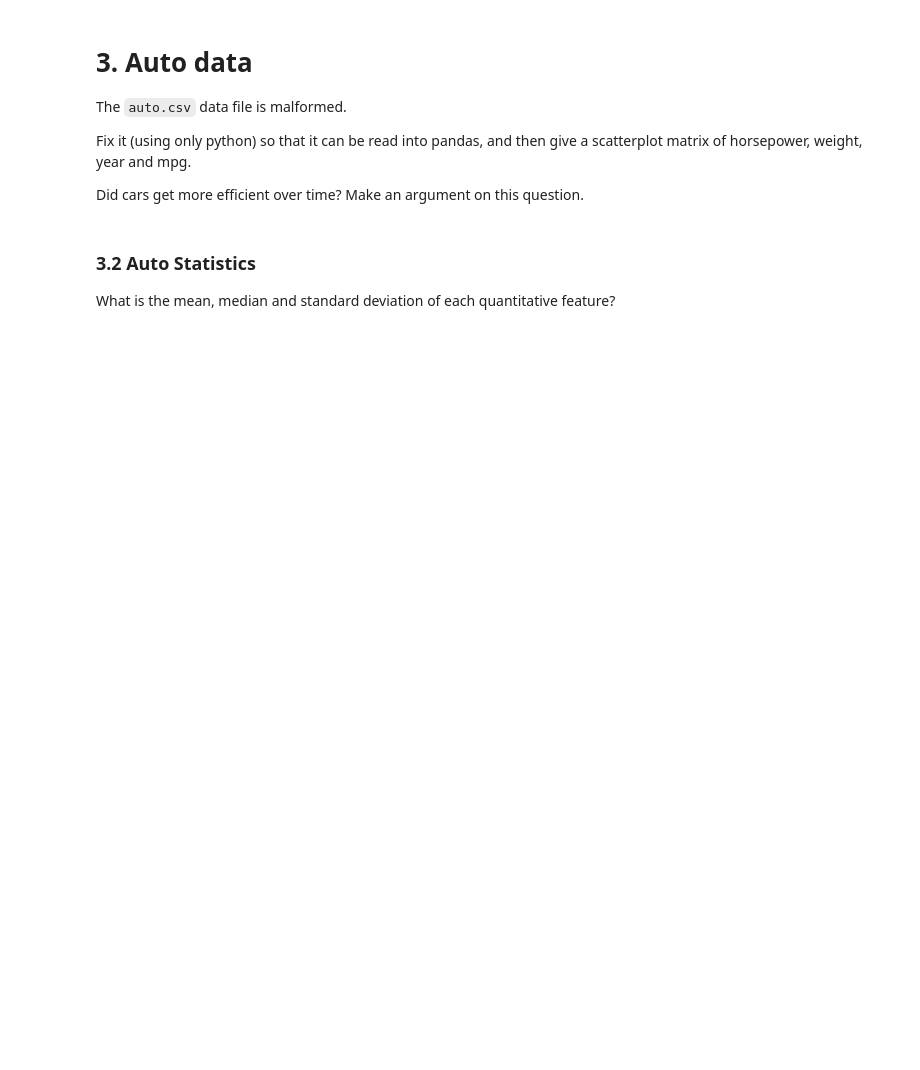
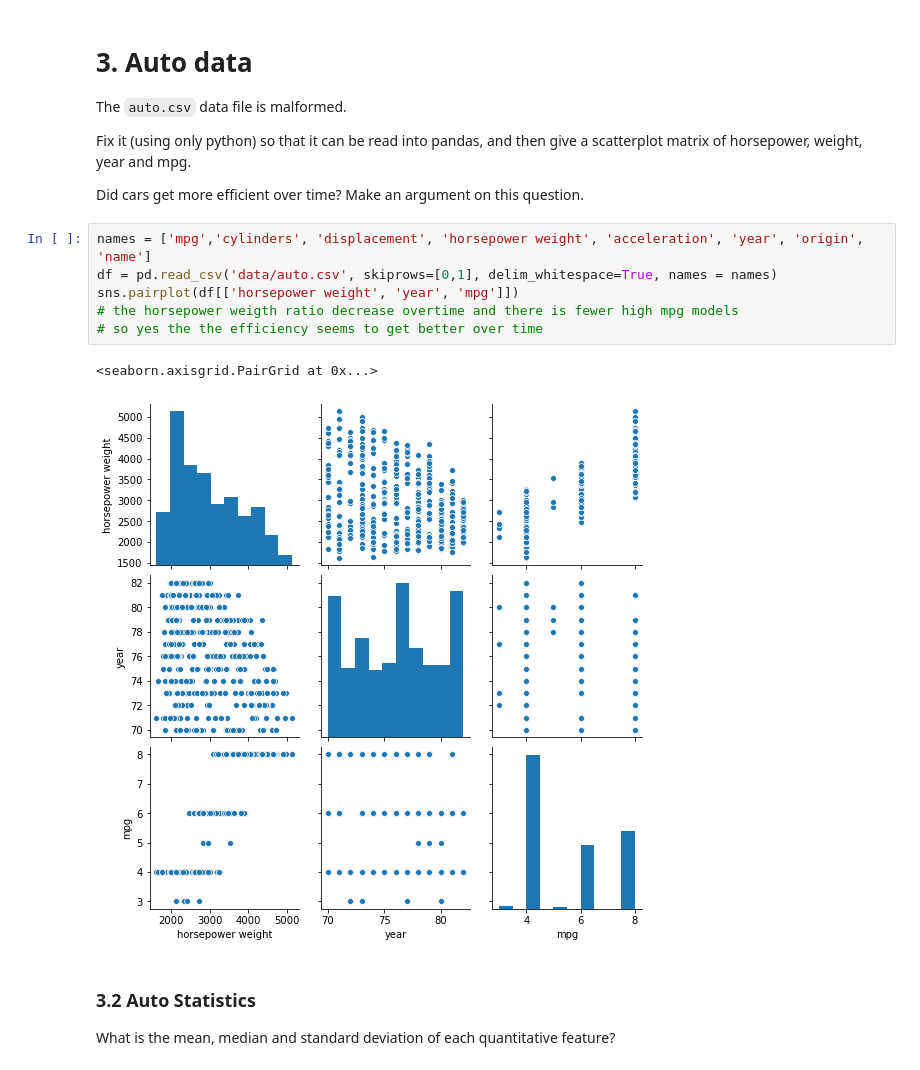
Before and after one commit to mendelevium/m2-4-stats, a Jupyter notebook: Workshop.ipynb, the cells around one changed output. Drawn from its saved outputs; the diff is of its cells as text; blank space fills up the shorter version.

```diff
--- a/Workshop.ipynb
+++ b/Workshop.ipynb
@@ -34,6 +152,15 @@ The `auto.csv` data file is malformed.
 Fix it (using only python) so that it can be read into pandas, and then give a scatterplot matrix of horsepower, weight, year and mpg.
 
 Did cars get more efficient over time? Make an argument on this question.
+# %%
+names = ['mpg','cylinders', 'displacement', 'horsepower weight', 'acceleration', 'year', 'origin', 'name']
+df = pd.read_csv('data/auto.csv', skiprows=[0,1], delim_whitespace=True, names = names)
+sns.pairplot(df[['horsepower weight', 'year', 'mpg']])
+# the horsepower weigth ratio decrease overtime and there is fewer high mpg models
+# so yes the the efficiency seems to get better over time
+# %% [output]
+<seaborn.axisgrid.PairGrid at 0x...>
+[figure, added]
 # %% [markdown]
 ### 3.2 Auto Statistics
 
```
Also changed, not shown: parts of 23 cells of this notebook.
